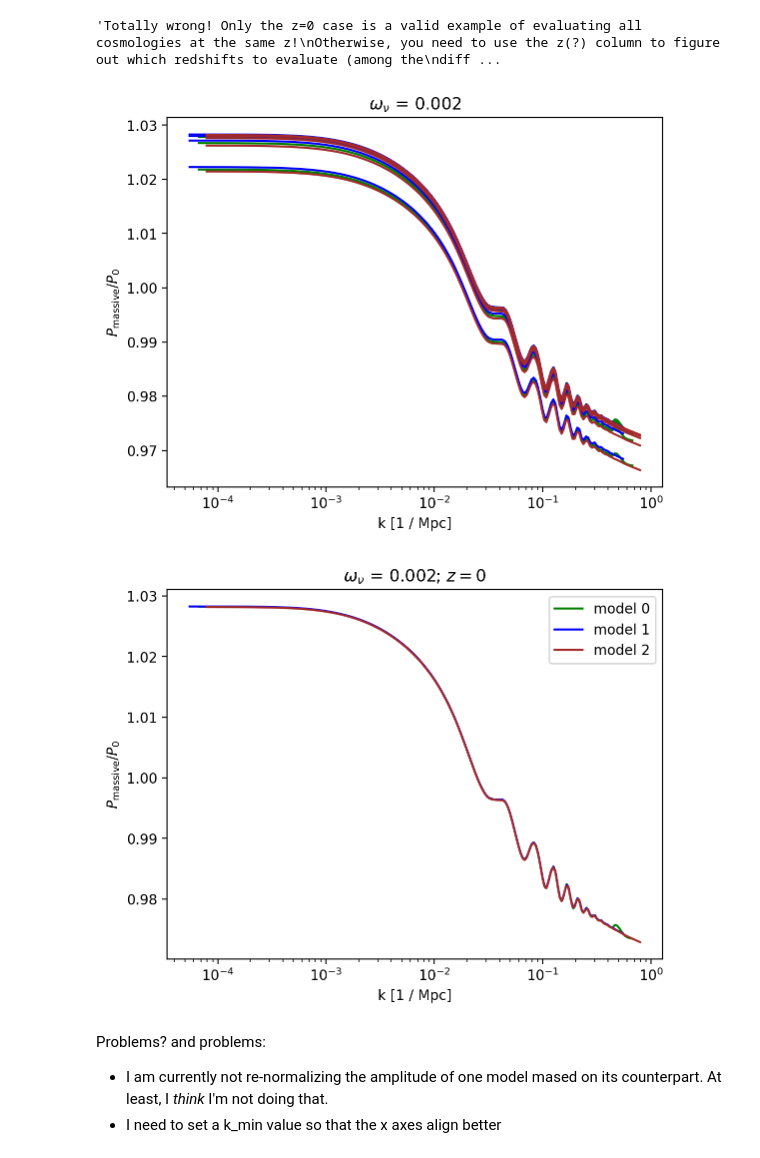
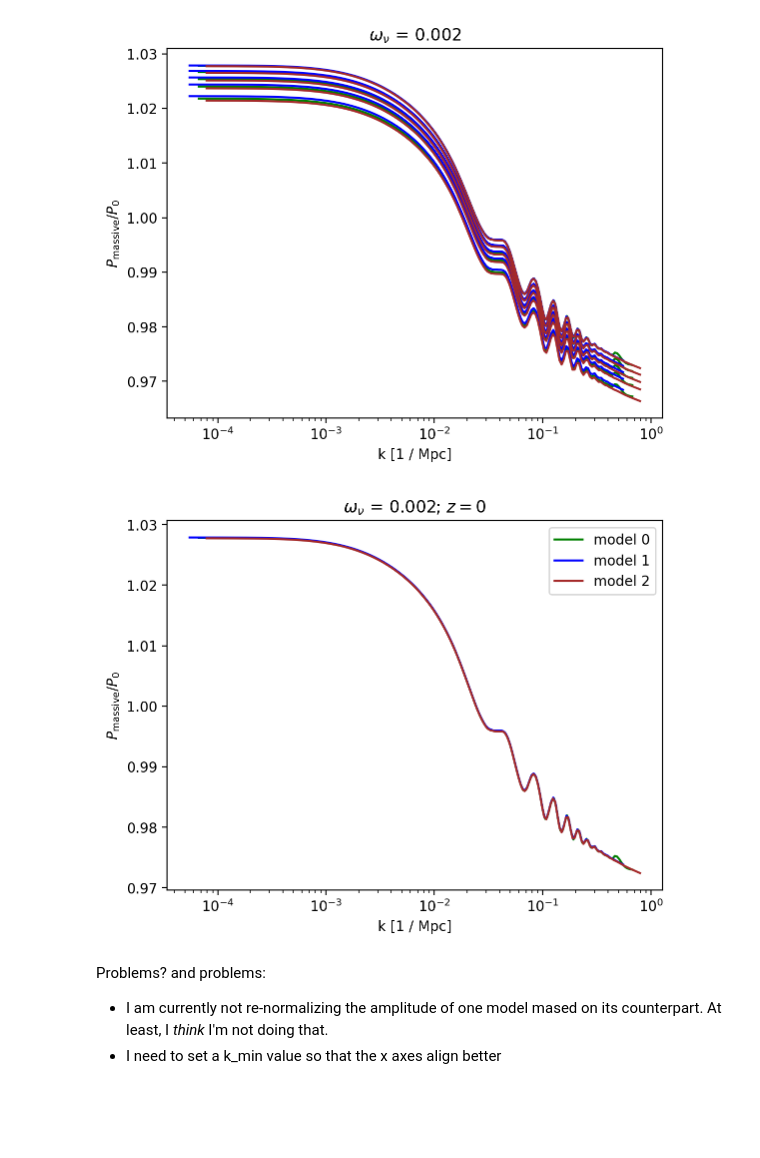
Before and after one commit to 3276908917/Master, a Jupyter notebook: CAMB_demo/rescaling_assignment.ipynb, the cells around one changed output. Saved outputs shown, nothing was run; the diff lists cells and outputs as text; code cells hidden in the pictures; blank space fills up the shorter version.

```diff
--- a/CAMB_demo/rescaling_assignment.ipynb
+++ b/CAMB_demo/rescaling_assignment.ipynb
@@ -11,7 +12,2 @@ import models
 # %%
-redshifts = [4, 3, 2, 1, 0]
-"""Totally wrong! Only the z=0 case is a valid example of evaluating all cosmologies at the same z!
-Otherwise, you need to use the z(?) column to figure out which redshifts to evaluate (among the
-different cosmologies) such that they all return the same output amplitude)"""
+omega_nu = np.array([0.0006356, 0.002, 0.006356])
-# %% [output]
-'Totally wrong! Only the z=0 case is a valid example of evaluating all cosmologies at the same z!\nOtherwise, you need to use the z(?) column to figure out which redshifts to evaluate (among the\ndiff ...
@@ -37,13 +48,12 @@ def kzps(mlc, omnuh2_in, massive_neutrinos=False, sigma12_in=1, zs = [0]):
         omch2_in = mlc["omch2"] - omnuh2_in
         pars.omnuh2=omnuh2_in
     pars.set_cosmology(
-        H0=mlc["H0"],
+        H0=mlc["h"] * 100,
         ombh2=mlc["ombh2"],
         omch2=omch2_in,
-        omk=mlc["omk"],
-        tau=mlc["tau"])
-    pars.InitPower.set_params(As=mlc["As"], ns=mlc["ns"])
-    pars.set_dark_energy(w=mlc["w"], wa=mlc["wa"])
+        omk=mlc["OmK"])
+    pars.InitPower.set_params(As=mlc["A_s"], ns=mlc["n_s"])
+    pars.set_dark_energy(w=mlc["w0"], wa=float(mlc["wa"]))
 
     pars.set_matter_power(redshifts=zs, kmax=2.0)
     pars.NonLinear = model.NonLinear_none
@@ -54,7 +64,7 @@ def kzps(mlc, omnuh2_in, massive_neutrinos=False, sigma12_in=1, zs = [0]):
         sigma12_unmodified = results.get_sigmaR(12, hubble_units=False)
         As_rescaled = 2e-9 * (sigma12_in / sigma12_unmodified) ** 2
 
-        pars.InitPower.set_params(As=As_rescaled, ns=mlc["ns"])
+        pars.InitPower.set_params(As=As_rescaled, ns=mlc["n_s"])
 
     k, z, p = results.get_matter_power_spectrum(minkh=1e-4, maxkh=1, npoints = 200)
     sigma12 = results.get_sigmaR(12, hubble_units=False)
@@ -73,16 +83,23 @@ z_massive_list = []
 p_massive_list = []
 s12_massive_list = []
 
-for cosmology in models.cosm:
-    k, z, p, s12 = kzps(cosmology, models.omega_nu[1], massive_neutrinos=False,
-                       zs=redshifts)
+for index, row in cosm.iterrows():
+    # Basically hard-code ignoring pattern
+    # Until we figure out the DE shenanigans
+    if row["wa"] == "-" or row["w0"] + float(row["wa"]) < -1:
+        continue # not sure how to handle this yet
+
+    z_in = parse_redshifts(index)
+
+    k, z, p, s12 = kzps(row, omega_nu[1], massive_neutrinos=False,
+                       zs=z_in)
     k_massless_list.append(k)
     z_massless_list.append(z)
     p_massless_list.append(p)
     s12_massless_list.append(s12)
 
-    k, z, p, s12 = kzps(cosmology, models.omega_nu[1], massive_neutrinos=True,
-                       zs=redshifts)
+    k, z, p, s12 = kzps(row, omega_nu[1], massive_neutrinos=True,
+                       zs=z_in)
     k_massive_list.append(k)
     z_massive_list.append(z)
     p_massive_list.append(p)
@@ -91,32 +108,32 @@ for cosmology in models.cosm:
 colors = ["green", "blue", "brown"]
 # %%
 for i in range(0, 3):
-    h = models.cosm[i]["H0"] / 100
+    h = cosm.loc[i]["h"]
     for j in range(5):
         plt.plot(k_massless_list[i] * h, p_massive_list[i][j] / p_massless_list[i][j],
                  label="model " + str(i) + \
-                 ", no renormalizing, z=" + str(redshifts[j]),
+                 ", no renormalizing, z=" + str(parse_redshifts(index)[j]),
                 c=colors[i])
     plt.xscale('log')
     plt.xlabel(r"k [1 / Mpc]")
     plt.ylabel(r"$P_\mathrm{massive} / P_0$")
-    plt.title(r"$\omega_\nu$ = " + str(models.omega_nu[1]))
+    plt.title(r"$\omega_\nu$ = " + str(omega_nu[1]))
     #plt.legend()
 # %% [output]
-[figure, old version]
+[figure, new version]
 # %%
 for i in range(0, 3):
-    h = models.cosm[i]["H0"] / 100
+    h = cosm.loc[i]["h"]
     j = 4 # just look at z=0 before moving on
     plt.plot(k_massless_list[i] * h, p_massive_list[i][j] / p_massless_list[i][j],
                  label="model " + str(i), c=colors[i])
     plt.xscale('log')
     plt.xlabel(r"k [1 / Mpc]")
     plt.ylabel(r"$P_\mathrm{massive} / P_0$")
-    plt.title(r"$\omega_\nu$ = " + str(models.omega_nu[1]) + "; $z=0$")
+    plt.title(r"$\omega_\nu$ = " + str(omega_nu[1]) + "; $z=0$")
     plt.legend()
 # %% [output]
-[figure, old version]
+[figure, new version]
 # %% [markdown]
 Problems? and problems:
 * I am currently not re-normalizing the amplitude of one model mased on its counterpart. At least, I *think* I'm not doing that.
```
Also changed, not shown: parts of 2 cells of this notebook, 4 other files.
